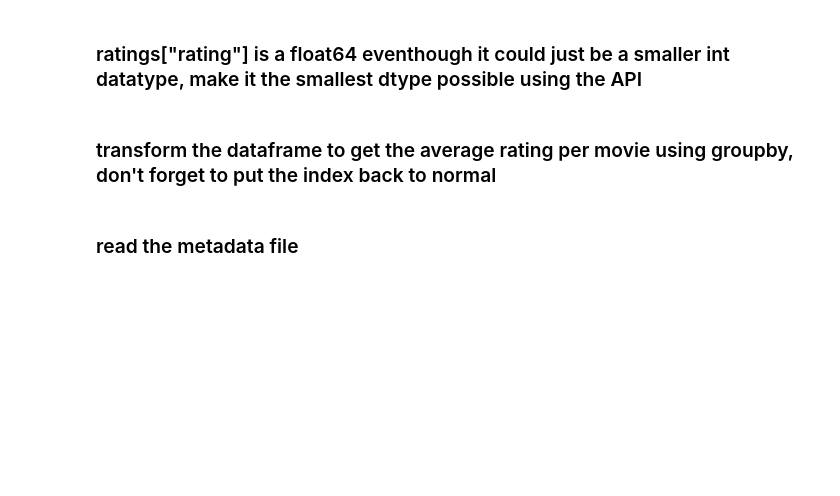
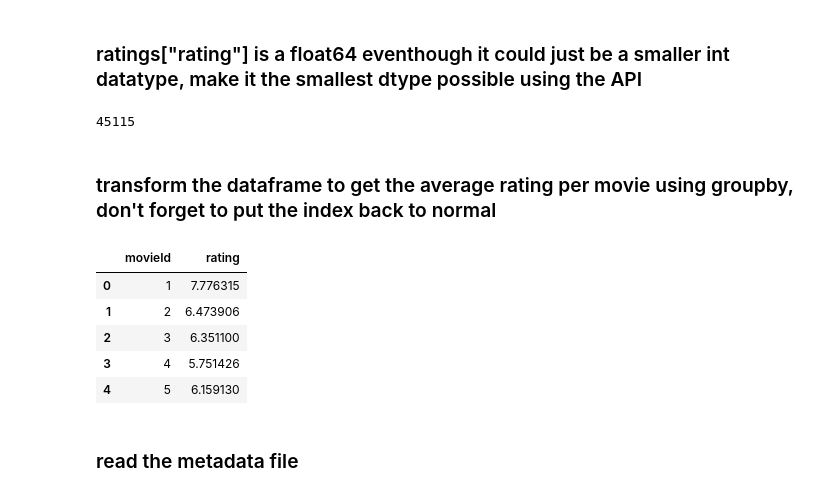
Before and after one commit to monkeyusage/py201, a Jupyter notebook: sessions/pandas_module.ipynb, the cells around one changed output. Saved outputs shown, nothing was run; the diff lists cells and outputs as text; code cells hidden in the pictures; blank space fills up the shorter version.

```diff
--- a/sessions/pandas_module.ipynb
+++ b/sessions/pandas_module.ipynb
@@ -139,10 +312,23 @@ ratings.dtypes
 ### ratings["rating"] is a float64 eventhough it could just be a smaller int datatype, make it the smallest dtype possible using the API
 # %%
 ratings["rating"] = (ratings["rating"] * 2).astype(np.uint8)
+# %%
+ratings["movieId"].nunique()
+# %% [output]
+45115
 # %% [markdown]
 ### transform the dataframe to get the average rating per movie using groupby, don't forget to put the index back to normal
 # %%
 ratings = ratings.groupby("movieId")["rating"].mean().reset_index()
+# %%
+ratings.head()
+# %% [output]
+|  | movieId | rating |
+| 0 | 1 | 7.776315 |
+| 1 | 2 | 6.473906 |
+| 2 | 3 | 6.351100 |
+| 3 | 4 | 5.751426 |
+| 4 | 5 | 6.159130 |
 # %% [markdown]
 ### read the metadata file
 # %%
```
Also changed, not shown: parts of 52 cells of this notebook, 2 other files.
